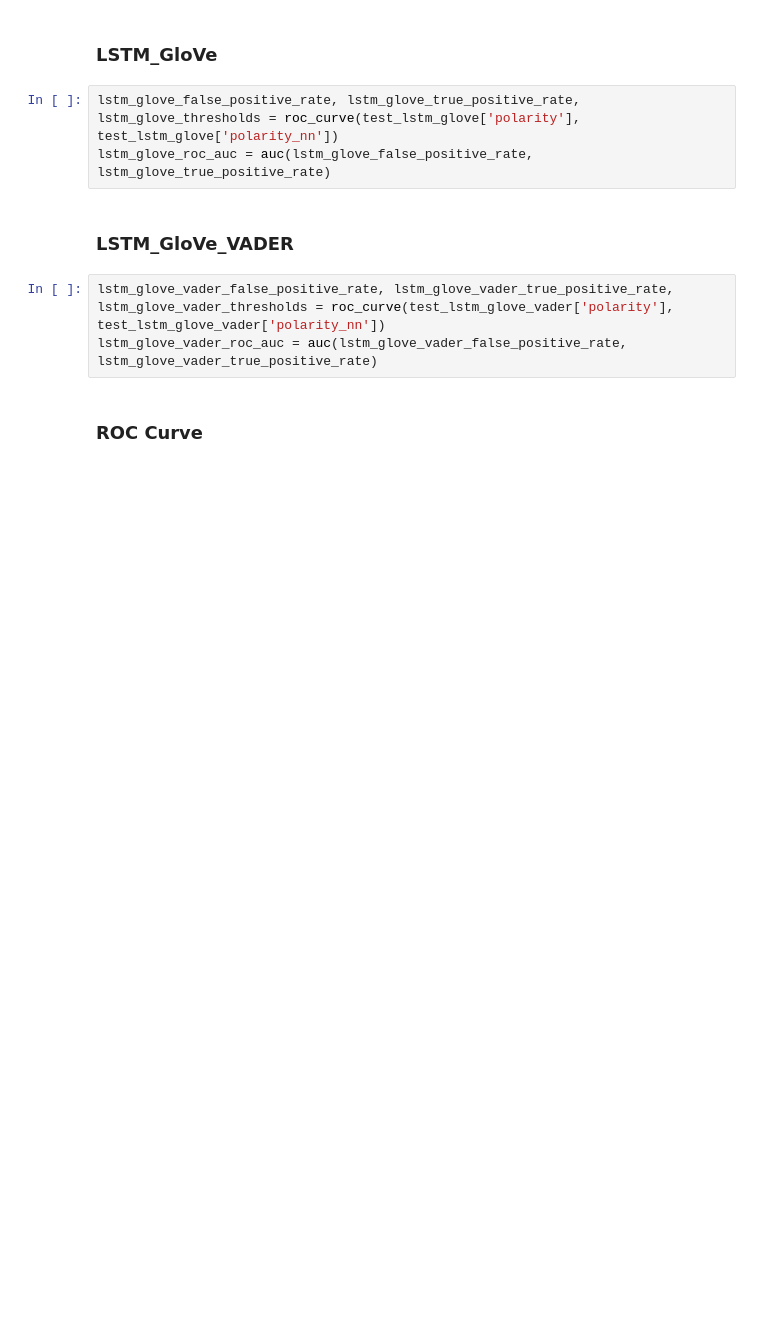
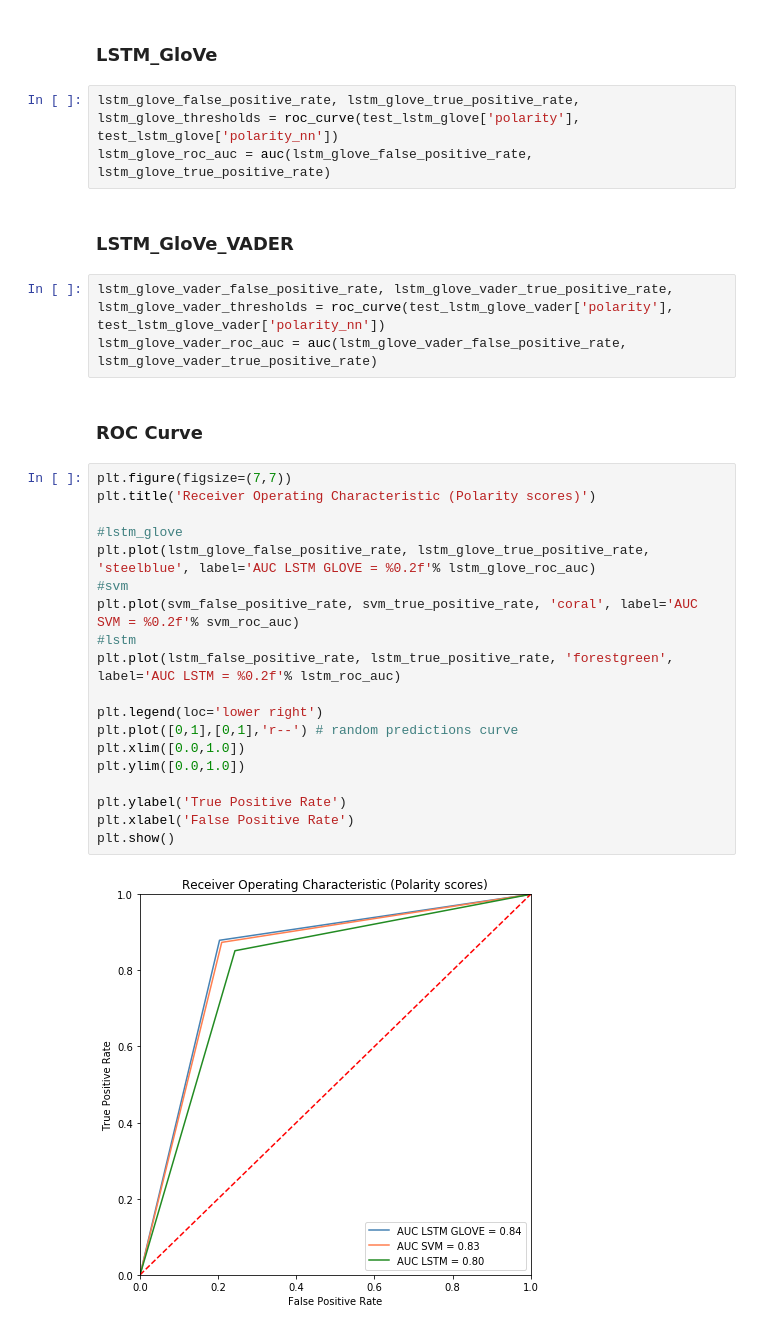
Before and after one commit to federikovi/635AA-TextAnalytics, a Jupyter notebook: 7- LSTM/roc_curves.ipynb, the cells around one changed output. Saved outputs shown, nothing was run; the diff lists cells and outputs as text; blank space fills up the shorter version.

```diff
--- a/7- LSTM/roc_curves.ipynb
+++ b/7- LSTM/roc_curves.ipynb
@@ -216,4 +216,25 @@ lstm_glove_vader_false_positive_rate, lstm_glove_vader_true_positive_rate, lstm_
 lstm_glove_vader_roc_auc = auc(lstm_glove_vader_false_positive_rate, lstm_glove_vader_true_positive_rate)
 # %% [markdown]
 ### ROC Curve
+# %%
+plt.figure(figsize=(7,7))
+plt.title('Receiver Operating Characteristic (Polarity scores)')
+
+#lstm_glove
+plt.plot(lstm_glove_false_positive_rate, lstm_glove_true_positive_rate, 'steelblue', label='AUC LSTM GLOVE = %0.2f'% lstm_glove_roc_auc)
+#svm
+plt.plot(svm_false_positive_rate, svm_true_positive_rate, 'coral', label='AUC SVM = %0.2f'% svm_roc_auc)
+#lstm
+plt.plot(lstm_false_positive_rate, lstm_true_positive_rate, 'forestgreen', label='AUC LSTM = %0.2f'% lstm_roc_auc)
+
+plt.legend(loc='lower right')
+plt.plot([0,1],[0,1],'r--') # random predictions curve
+plt.xlim([0.0,1.0])
+plt.ylim([0.0,1.0])
+
+plt.ylabel('True Positive Rate')
+plt.xlabel('False Positive Rate')
+plt.show()
+# %% [output]
+[figure, added]
 # %%
```
Also changed, not shown: parts of 1 cell of this notebook.
